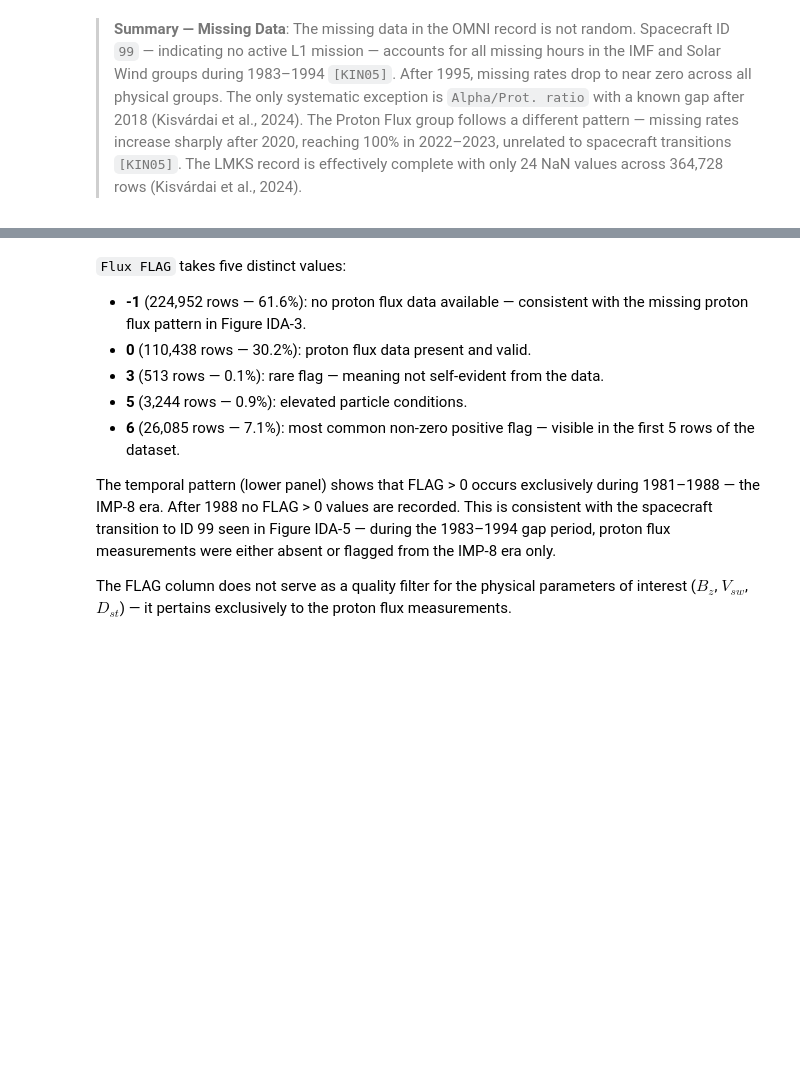
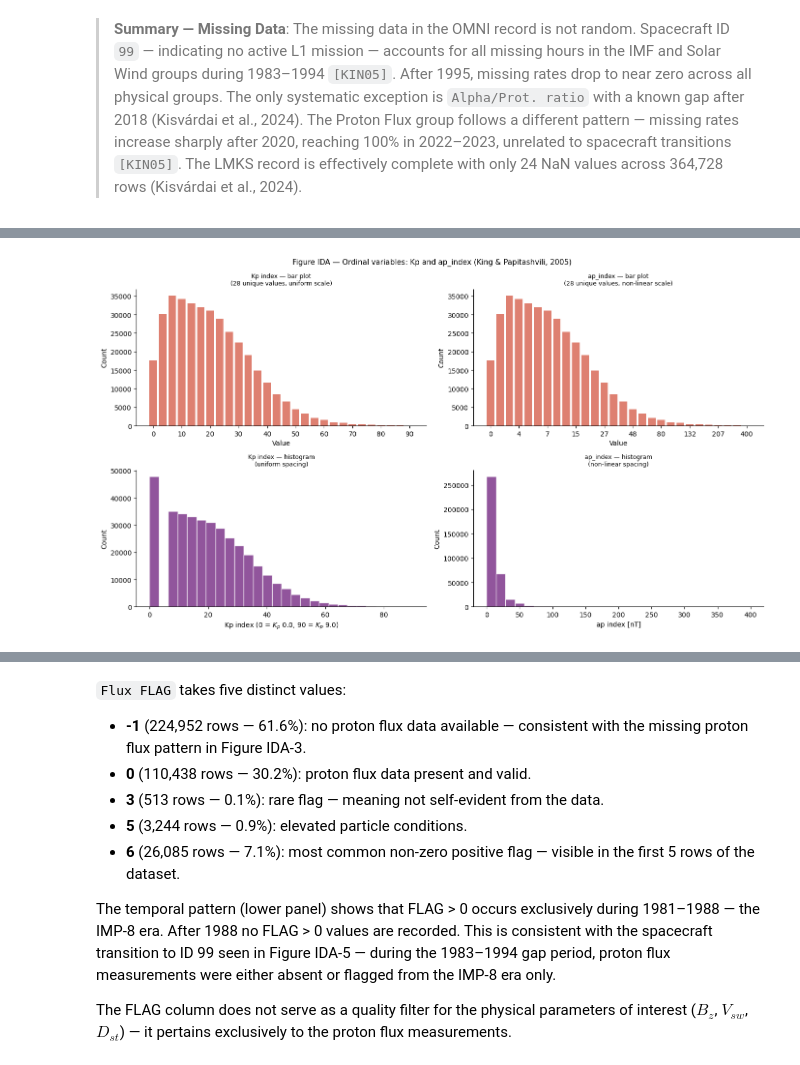
Before and after one commit to RoumenNikolov/cosmic-ray-storm-clean, a Jupyter notebook: cosmic_ray_storm_prediction.ipynb, the cells around one changed output, grey strips where cells are left out. Saved outputs shown, nothing was run; the diff lists cells and outputs as text; code cells hidden in the pictures; blank space fills up the shorter version.

```diff
--- a/cosmic_ray_storm_prediction.ipynb
+++ b/cosmic_ray_storm_prediction.ipynb
@@ -620,0 +637,24 @@ The transition from ID 99 to active spacecraft in 1995 explains the sharp drop i
+# %%
+# ── IDA: Variable type classification ────────────────────────────────────────
+# Classification combines dtype, cardinality ratio, and domain knowledge [KIN05].
+# Time columns (YEAR, DOY, Hour) excluded — self-evident.
+#
+
+exclude = {'YEAR', 'DOY', 'Hour'}
+n_rows  = len(df_omni)
+
+results = []
+for col in df_omni.columns:
+    if col in exclude:
+        continue
+    dtype    = str(df_omni[col].dtype)
+    n_unique = df_omni[col].nunique()
+    ratio    = n_unique / n_rows
+    results.append({'column': col, 'dtype': dtype, 'unique': n_unique, 'ratio': ratio})
+
+df_types = pd.DataFrame(results).sort_values('ratio')
+
+print(f"{'Column':<35} {'dtype':<10} {'unique':>8}  {'ratio':>7}")
+print("-" * 65)
+for _, row in df_types.iterrows():
+    print(f"  {row['column']:<33} {row['dtype']:<10} {row['unique']:>8}  {row['ratio']:>7.4f}")
@@ -620,0 +857,23 @@ The transition from ID 99 to active spacecraft in 1995 explains the sharp drop i
+# %%
+# ── IDA: Ordinal variables — bar plots and histograms combined ────────────────
+# Top row: bar plots sorted by value — identical shapes confirm 1:1 mapping.
+# Bottom row: histograms on the real scale — reveals the non-linear ap spacing.
+
+fig, axes = plt.subplots(2, 2, figsize=(14, 8))
+
+bar_plot(axes[0, 0], 'Kp index',     '#d6604d')
+bar_plot(axes[0, 1], 'ap_index, nT', '#d6604d')
+hist_plot(axes[1, 0], 'Kp index',     '#762a83', xlabel='Kp index (0 = $K_p$ 0.0, 90 = $K_p$ 9.0)')
+hist_plot(axes[1, 1], 'ap_index, nT', '#762a83', xlabel='ap index [nT]')
+
+axes[0, 0].set_title('Kp index — bar plot\n(28 unique values, uniform scale)', fontsize=9)
+axes[0, 1].set_title('ap_index — bar plot\n(28 unique values, non-linear scale)', fontsize=9)
+axes[1, 0].set_title('Kp index — histogram\n(uniform spacing)', fontsize=9)
+axes[1, 1].set_title('ap_index — histogram\n(non-linear spacing)', fontsize=9)
+
+plt.suptitle('Figure IDA — Ordinal variables: Kp and ap_index (King & Papitashvili, 2005)', fontsize=11)
+plt.tight_layout()
+plt.savefig('images/fig_ida_ordinal_combined.png', dpi=150, bbox_inches='tight')
+plt.show()
+# %% [output]
+[figure, added]
```
Also changed, not shown: parts of 21 cells of this notebook, 1 other file.
